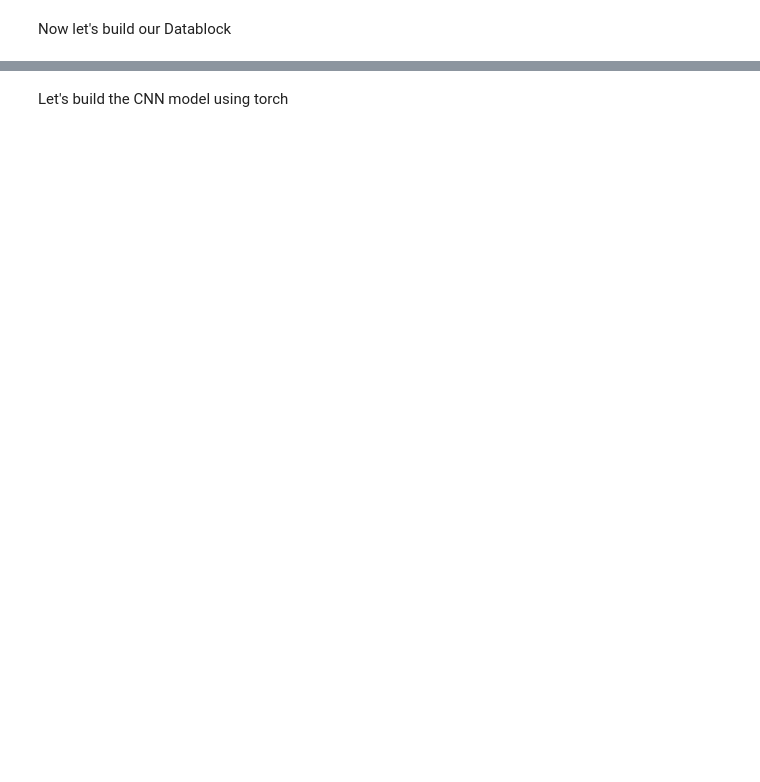
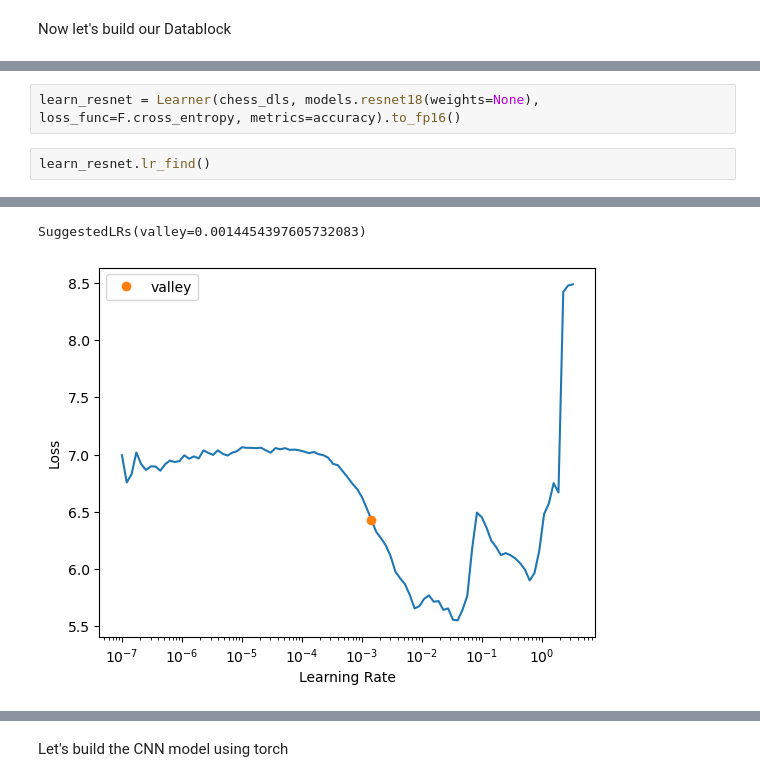
Before and after one commit to TosinPhillip/Chess-Classification-Project, a Jupyter notebook: chess-pieces-classification.ipynb, the cells around one changed output, grey strips where cells are left out. Saved outputs shown, nothing was run; the diff lists cells and outputs as text; blank space fills up the shorter version.

```diff
--- a/chess-pieces-classification.ipynb
+++ b/chess-pieces-classification.ipynb
@@ -77,0 +69,5 @@ chess_dls.show_batch(nrows=1, ncols=3
+# %%
+learn_resnet = Learner(chess_dls, models.resnet18(weights=None), loss_func=F.cross_entropy, metrics=accuracy).to_fp16()
+# %%
+learn_resnet.lr_find()
+# %% [output]
@@ -77,0 +75,2 @@ chess_dls.show_batch(nrows=1, ncols=3
+SuggestedLRs(valley=0.0014454397605732083)
+[figure, added]
```
Also changed, not shown: parts of 26 cells of this notebook.
